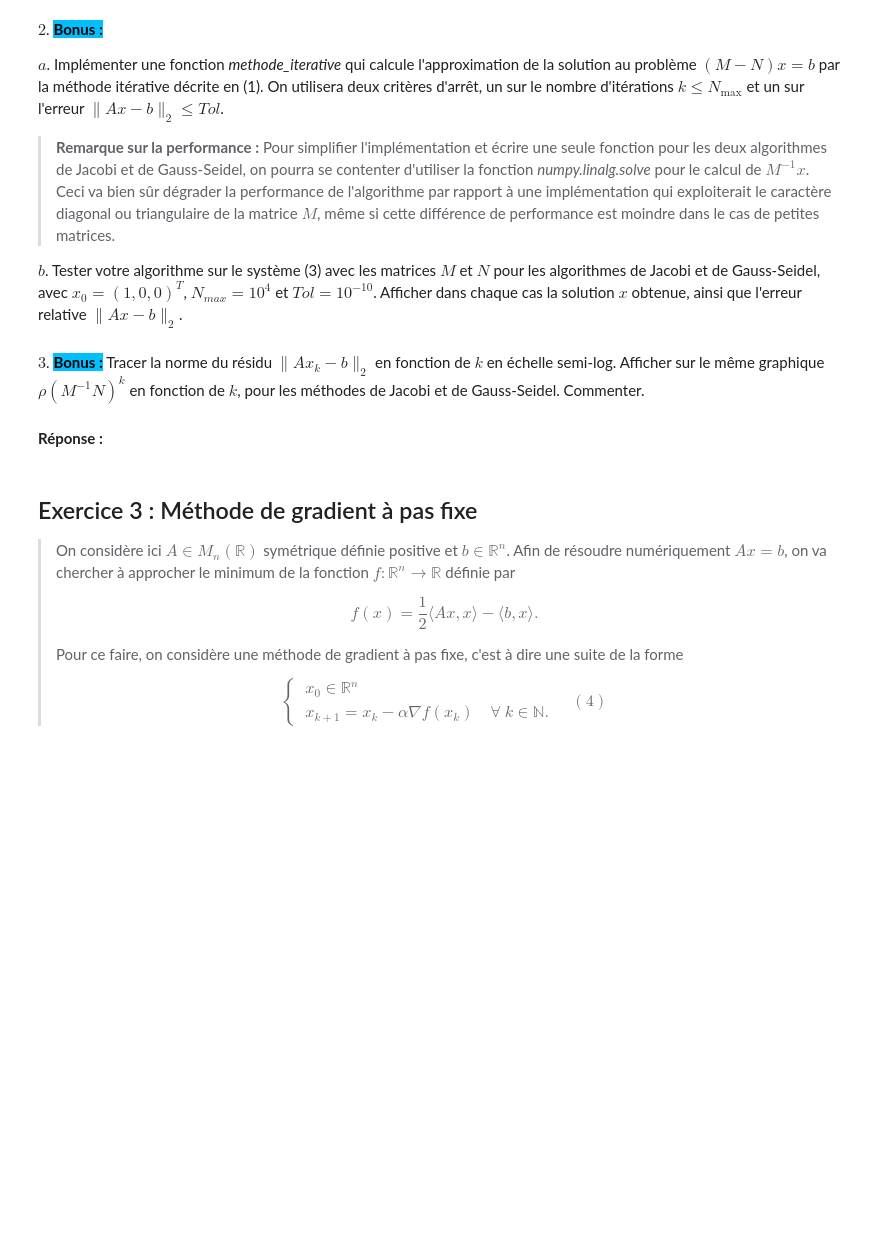
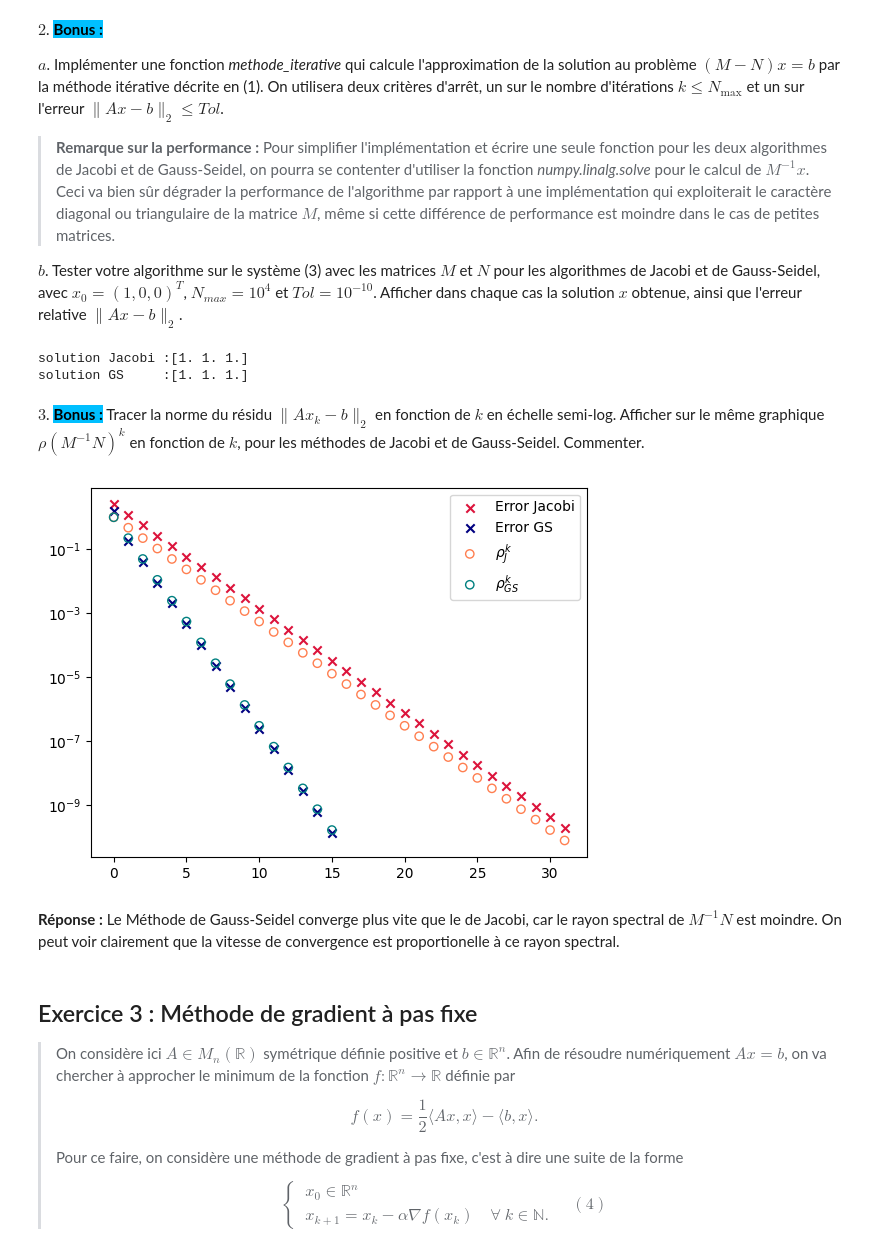
Before and after one commit to Eric-Guerra-Ribeiro/AMP_41012, a Jupyter notebook: pc5.ipynb, the cells around one changed output. Saved outputs shown, nothing was run; the diff lists cells and outputs as text; code cells hidden in the pictures; blank space fills up the shorter version.

```diff
--- a/pc5.ipynb
+++ b/pc5.ipynb
@@ -214,7 +218,13 @@ $1$. **<font color=black><span style="background-color:deepskyblue">Bonus :</spa
 A    = np.array([[3, 1, 0], [1, 3, 1], [0, 1, 3]])
 b    = np.array([4, 5, 4])
 
+M_J = np.diag(np.diag(A))
+N_J = M_J - A
 
 
-print("M_J  :\n",  , "\nN_J  :\n", ,"\n")
-print("M_GS :\n",  , "\nN_GS :\n",      )
+M_GS = np.tril(A)
+N_GS = M_GS - A
+
+
+print(f"M_J  :\n{M_J}\nN_J  :\n{N_J}\n")
+print(f"M_GS :\n{M_GS}\nN_GS :\n{N_GS}")
@@ -243,6 +271,18 @@ def methode_iterative(M, N, b, x0, it_max = 10**4, tol = 10**(-10)):
     x       : valeur x_k à l'itération finale
     tab_err : tableau contenant la norme du résidu || Ax_k - b || à chaque itération
     """
+    M_inv = lin.pinv(M)
+    A = M - N
+    tab_err = np.zeros(it_max)
+
+    x = M_inv@(N@x0 + b)
+    i = 0
+    tab_err[i] = lin.vector_norm(A@x - b)
+
+    while tab_err[i] > tol and i < it_max:
+        i += 1
+        x = M_inv@(N@x + b)
+        tab_err[i] = lin.vector_norm(A@x - b)
 
     return x, tab_err[:i]
 # %%
@@ -250,10 +290,16 @@ A    = np.array([[3, 1, 0], [1, 3, 1], [0, 1, 3]])
 b    = np.array([4, 5, 4])
 x0   = np.array([1,0,0])
 
+x_J, err_J = methode_iterative(M_J, N_J, b, x0)
+x_GS, err_GS = methode_iterative(M_GS, N_GS, b, x0)
 
 
 
-print("solution Jacobi :", x_J)
-print("solution GS     :", x_GS)
+
+print(f"solution Jacobi :{x_J}")
+print(f"solution GS     :{x_GS}")
+# %% [output]
+solution Jacobi :[1. 1. 1.]
+solution GS     :[1. 1. 1.]
 # %% [markdown]
 $3$. **<font color=black><span style="background-color:deepskyblue">Bonus :</span></font>** Tracer la norme du résidu $\|Ax_k-b\|_2$ en fonction de $k$ en échelle semi-log. Afficher sur le même graphique $\rho(M^{-1} N)^k$ en fonction de $k$, pour les méthodes de Jacobi et de Gauss-Seidel. Commenter.
@@ -266,5 +306,20 @@ plt.show()
-# %% [markdown]
-**Réponse :**
+# %%
+spectral_radius_J = np.max(np.abs(lin.eigvals(lin.pinv(M_J)@N_J)))
+spectral_radius_GS = np.max(np.abs(lin.eigvals(lin.pinv(M_GS)@N_GS)))
+
+plt.figure()
+plt.scatter(range(err_J.size), err_J, color='crimson', marker='x', label="Error Jacobi")
+plt.scatter(range(err_GS.size), err_GS, color='navy', marker='x', label="Error GS")
+plt.scatter(range(err_J.size), spectral_radius_J**range(err_J.size), marker='o', facecolors='none', edgecolors='coral', label="$\\rho_{J}^k$")
+plt.scatter(range(err_GS.size), spectral_radius_GS**range(err_GS.size), marker='o', facecolors='none', edgecolors='teal', label="$\\rho_{GS}^k$")
+plt.semilogy()
+plt.legend()
+plt.show()
+# %% [output]
+[figure, added]
+# %% [markdown]
+**Réponse :**
+Le Méthode de Gauss-Seidel converge plus vite que le de Jacobi, car le rayon spectral de $M^{-1}N$ est moindre. On peut voir clairement que la vitesse de convergence est proportionelle à ce rayon spectral.
 # %% [markdown]
 ## Exercice 3 : Méthode de gradient à pas fixe
 
```
Also changed, not shown: parts of 37 cells of this notebook.
